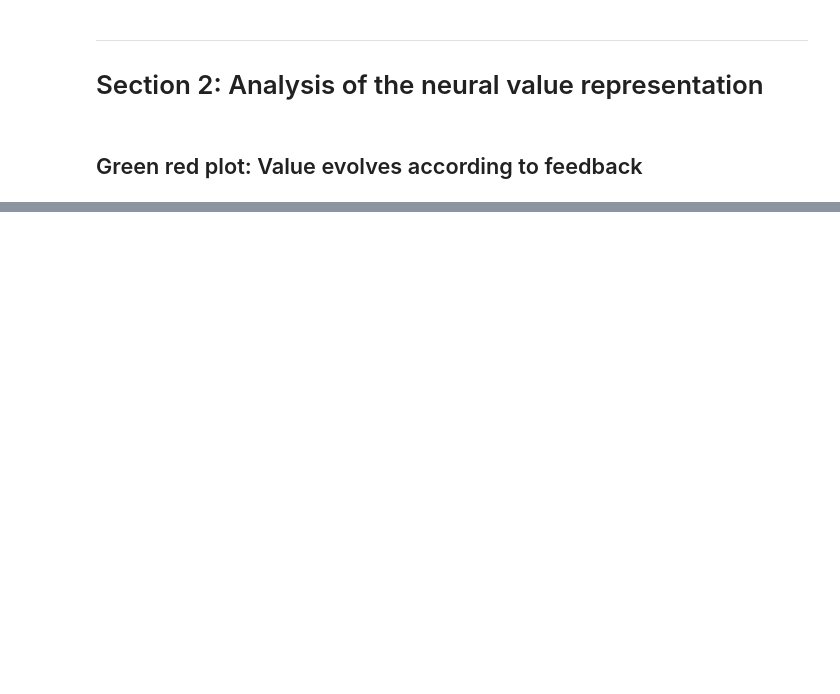
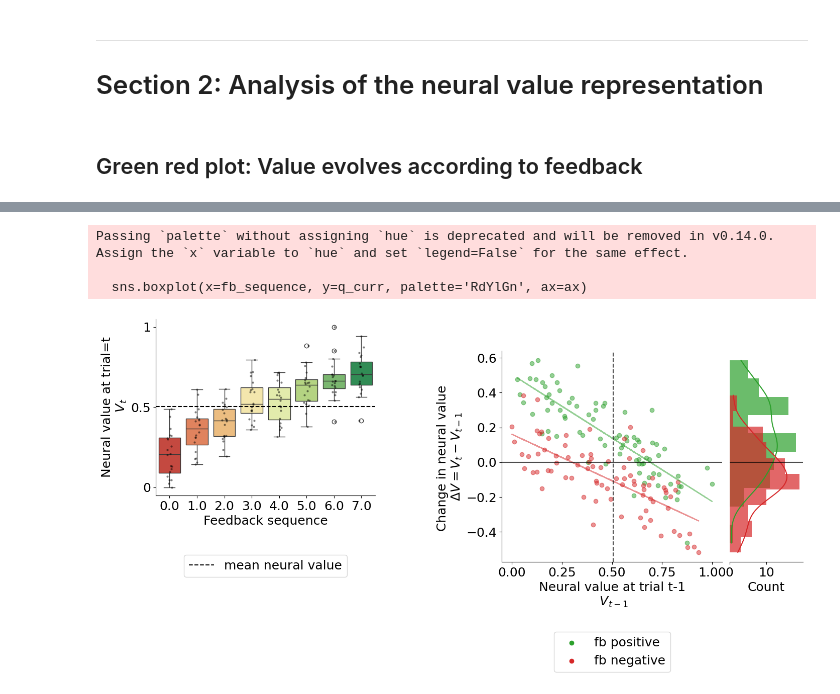
Before and after one commit to ungzs1/popy_05, a Jupyter notebook: notebooks/population_decoding/neural_value_function.ipynb, the cells around one changed output, grey strips where cells are left out. Saved outputs shown, nothing was run; the diff lists cells and outputs as text; code cells hidden in the pictures; blank space fills up the shorter version.

```diff
--- a/notebooks/population_decoding/neural_value_function.ipynb
+++ b/notebooks/population_decoding/neural_value_function.ipynb
@@ -30,7 +30,7 @@ PATH = cfg.PROJECT_PATH_LOCAL
 ##% data loading
 def load_data_custom(monkey, area=None, subregion=None):
     # load data (meta session)
-    floc = os.path.join(PATH, 'data', 'processed', 'neural_data', 'meta_rates_value')
+    floc = os.path.join(PATH, 'data', 'processed', 'neural_data', 'meta_rates_history')
     neural_dataset =  xr.open_dataset(floc + '/meta_rates.nc')
 
     if area is not None:
@@ -41,12 +41,12 @@ def load_data_custom(monkey, area=None, subregion=None):
     neural_dataset = neural_dataset.sel(unit=neural_dataset.monkey == monkey)
 
     # add coordinates (should be added during the dataset creation)
-    '''neural_dataset = neural_dataset.assign_coords(R_1=('trial_id', [0 if hist in [0, 1, 2, 3] else 1 for hist in neural_dataset.history_of_feedback.values]))
+    neural_dataset = neural_dataset.assign_coords(R_1=('trial_id', [0 if hist in [0, 1, 2, 3] else 1 for hist in neural_dataset.history_of_feedback.values]))
     neural_dataset = neural_dataset.assign_coords(R_2=('trial_id', [0 if hist in [0, 1, 4, 5] else 1 for hist in neural_dataset.history_of_feedback.values]))
     neural_dataset = neural_dataset.assign_coords(R_3=('trial_id', [0 if hist in [0, 2, 4, 6] else 1 for hist in neural_dataset.history_of_feedback.values]))
     neural_dataset = neural_dataset.assign_coords(fb_sequence=('trial_id', neural_dataset.history_of_feedback.values))
     neural_dataset = neural_dataset.assign_coords(fb_sequence_m1=('trial_id', neural_dataset.history_of_feedback.values%4))
-    neural_dataset = neural_dataset.assign_coords(time_m1=('time', neural_dataset.time.values + 7.5))'''
+    neural_dataset = neural_dataset.assign_coords(time_m1=('time', neural_dataset.time.values + 7.5))
 
     # normalize firing rates (z-score) and remove units with low firing rates
     threshold = 1  # Hz
@@ -440,9 +569,15 @@ Attributes:
 # %% [markdown]
 ## Define the value subspace
 # %%
-results, weights, data_projected = time_resolved_decoder(neural_dataset, target='stay_value', t_project=1.5)
+if False:
+    results, weights, data_projected = time_resolved_decoder(neural_dataset, target='R_1', t_project=3.5)
+    # save data_projected
+    floc = 'data/data_projected_temp.nc'
+    data_projected.to_netcdf(floc)
 
-fig, axs = plot_decoder_results(results, weights, n_extra_trials=(-1, 0))
+    fig, axs = plot_decoder_results(results, weights, n_extra_trials=(-1, 0))
 
-plt.suptitle(f'{monkey} {subregion} - decoding stay_value')
-plt.tight_layout()
+    plt.suptitle(f'{monkey} {subregion} - decoding R_1')
+    plt.tight_layout()
+else:
+    data_projected = xr.open_dataarray('data/data_projected_temp.nc')
@@ -466,6 +618,11 @@ data_projected
 # %%
 fig, ax = green_red_plot(data_projected)
-plt.suptitle(f'{monkey} {subregion}')
+#plt.suptitle(f'{monkey} {subregion}')
 
 floc = '/Users/zsombi/ZSOMBI/SBRI/PoPy/notebooks/decoders/population_decoding/figs'
-#fig.savefig(os.path.join(floc, f'{monkey}_{subregion}_green_red_plot.png'), dpi=200)
+fig.savefig('figs/green_red_plot.svg', bbox_inches='tight')
+# %% [output]
+Passing `palette` without assigning `hue` is deprecated and will be removed in v0.14.0. Assign the `x` variable to `hue` and set `legend=False` for the same effect.
+
+  sns.boxplot(x=fb_sequence, y=q_curr, palette='RdYlGn', ax=ax)
+[figure, added]
```
Also changed, not shown: parts of 6 cells of this notebook, 28 other files.
